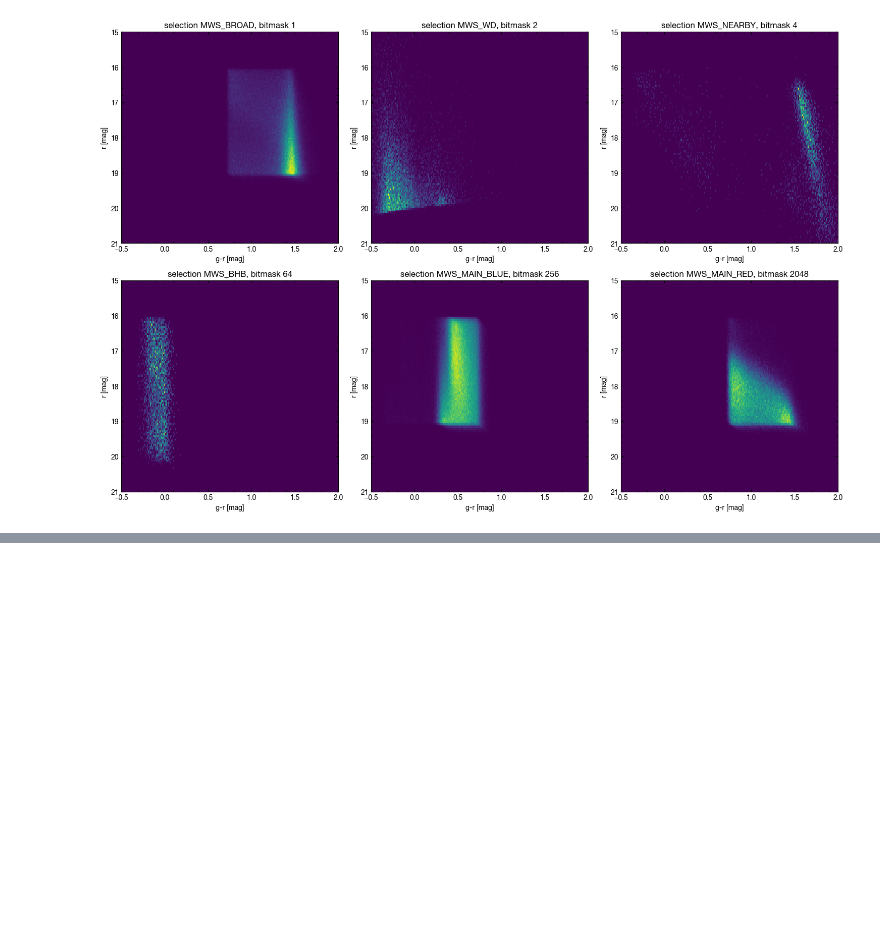
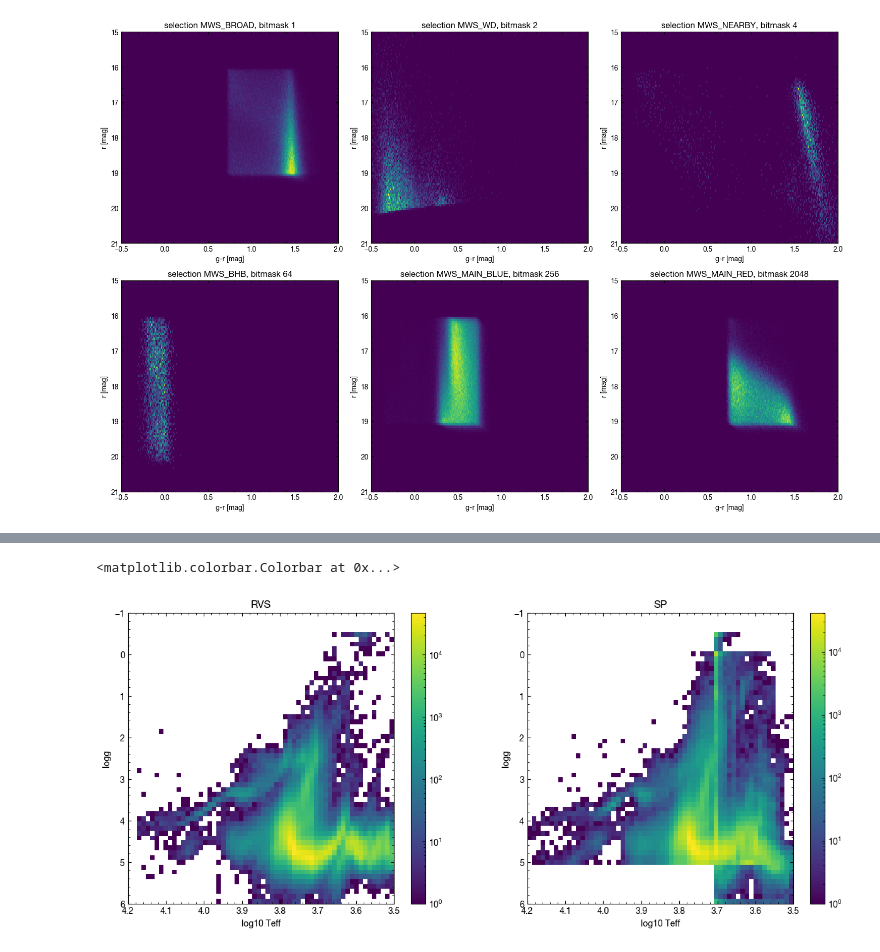
Before and after one commit to desimilkyway/dr1_tutorials, a Jupyter notebook: DR1_tutorial.ipynb, the cells around one changed output, grey strips where cells are left out. Cells and saved outputs as stored; diff of their text form; code cells hidden in the pictures; blank space fills up the shorter version.

```diff
--- a/DR1_tutorial.ipynb
+++ b/DR1_tutorial.ipynb
@@ -51,7 +63,8 @@ SC_T=atpy.Table().read('data/mwsall-pix-iron.fits', 'SCORES',mask_invalid=False)
 # 2) have no RVS warning flags
 # 3) are classified as star by redrock
 
-main_sel = RV_T['PRIMARY'] & (RV_T['RVS_WARN']==0) & (RV_T['RR_SPECTYPE']=='STAR')
+main_sel = RV_T['PRIMARY'] & (RV_T['RVS_WARN'] == 0) & (RV_T['RR_SPECTYPE']
+                                                        == 'STAR')
 # %% [markdown]
 # Sky distribution
 # %%
@@ -175,0 +238,36 @@ plt.tight_layout()
+# %%
+import matplotlib.colors as maco
+
+cur_sel = main_sel & (RV_T['SURVEY'] == 'main') & (
+    RV_T['PROGRAM'] == 'bright') & (RV_T['SN_R'] > 10)
+plt.figure(1, figsize=(15, 6))
+plt.subplot(121)
+plt.hist2d(np.log10(RV_T['TEFF'][cur_sel]),
+           RV_T['LOGG'][cur_sel],
+           range=[[3.5, 4.2], [-1, 6]],
+           bins=[60, 60],
+           norm=maco.LogNorm())
+plt.xlim(4.2, 3.5)
+plt.ylim(6, -1)
+plt.xlabel('log10 Teff')
+plt.ylabel('logg')
+plt.title('RVS')
+plt.colorbar()
+
+plt.subplot(122)
+cur_sel = main_sel & (RV_T['SURVEY'] == 'main') & (
+    RV_T['PROGRAM'] == 'bright') & (SP_T['SUCCESS'] == 1)
+plt.hist2d(np.log10(SP_T['TEFF'][cur_sel]),
+           SP_T['LOGG'][cur_sel],
+           range=[[3.5, 4.2], [-1, 6]],
+           bins=[60, 60],
+           norm=maco.LogNorm())
+plt.xlim(4.2, 3.5)
+plt.ylim(6, -1)
+plt.xlabel('log10 Teff')
+plt.ylabel('logg')
+plt.title('SP')
+plt.colorbar()
+# %% [output]
+<matplotlib.colorbar.Colorbar at 0x...>
+[figure, added]
```
Also changed, not shown: parts of 13 cells of this notebook, 1 other file.
